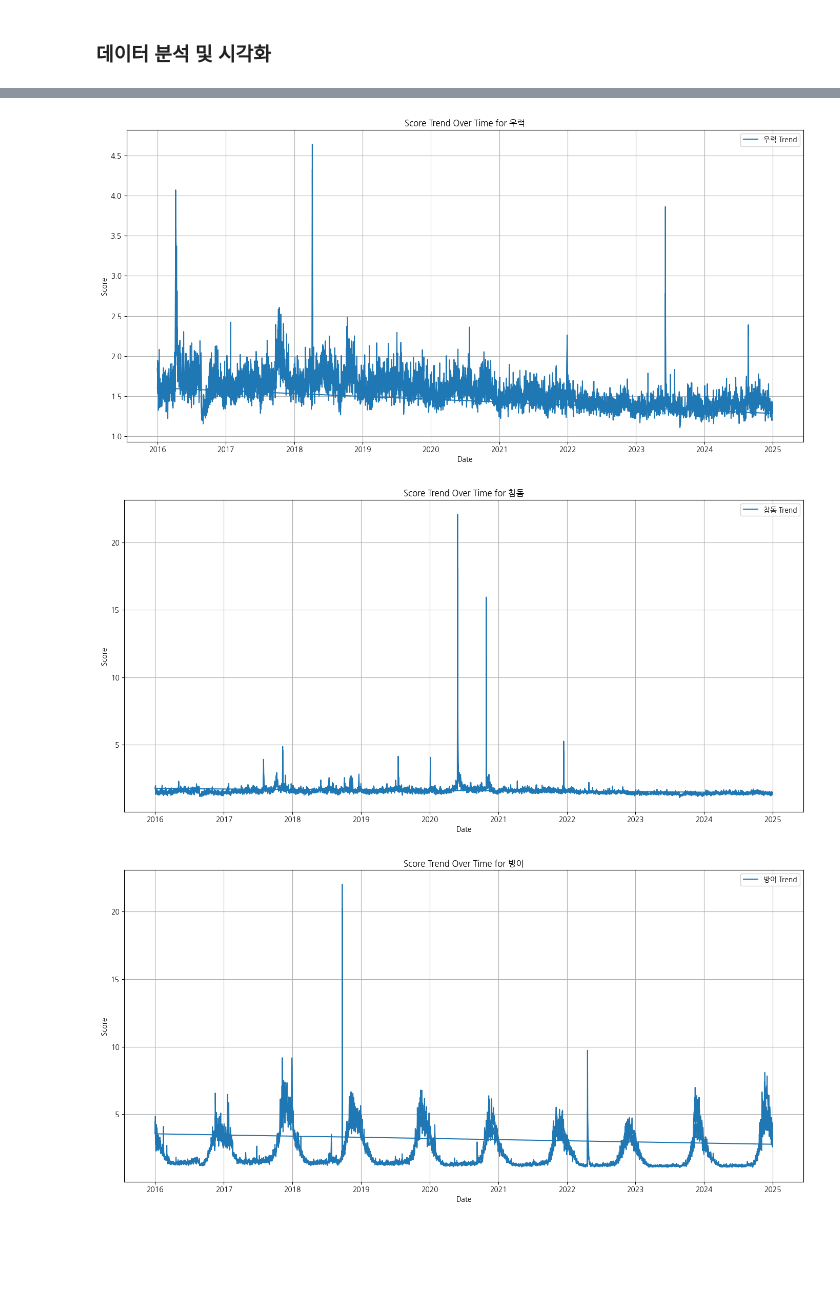
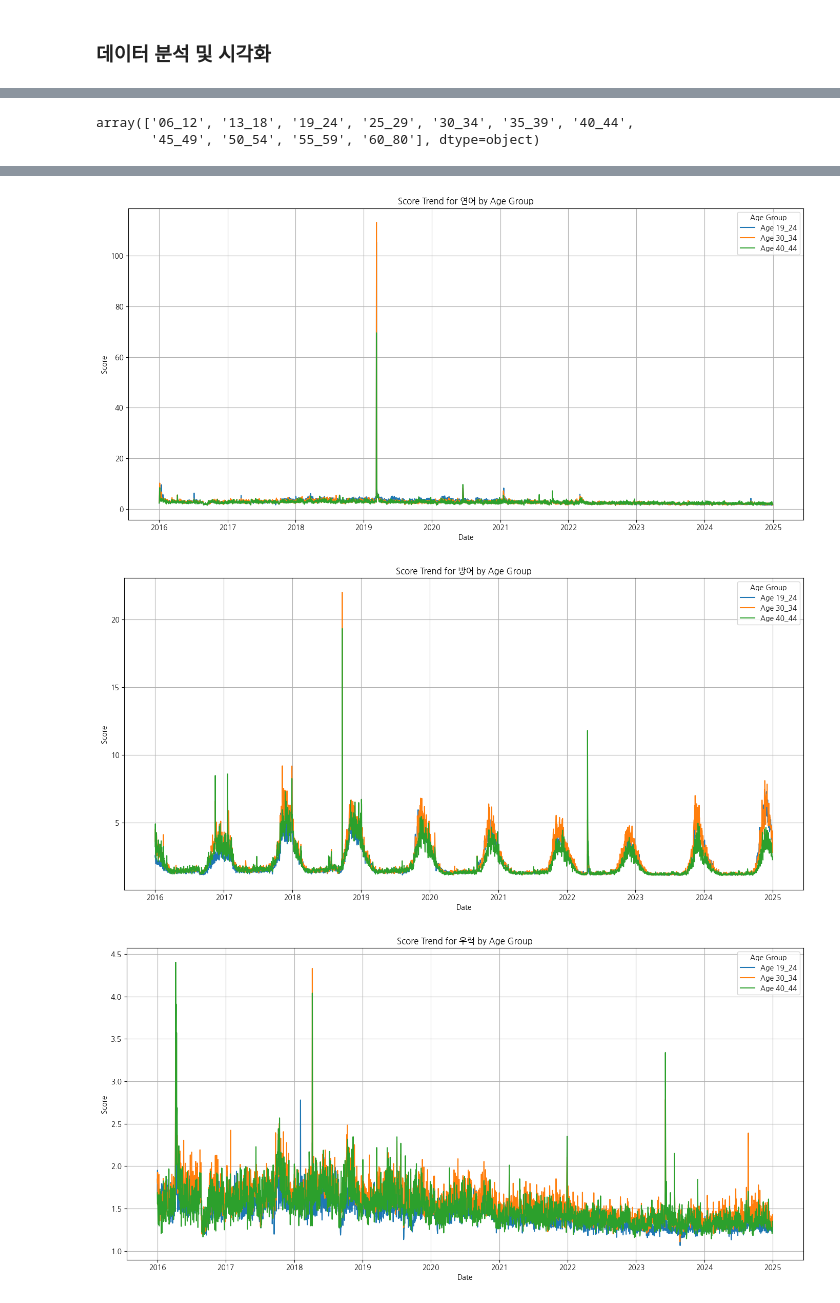
Before and after one commit to vhf1030/Pisces, a Jupyter notebook: notebooks/eda_nst_검색트랜드.ipynb, the cells around one changed output, grey strips where cells are left out. Cells and saved outputs as stored; diff of their text form; code cells hidden in the pictures; blank space fills up the shorter version.

Commit message:
Visualization for search trend

```diff
--- a/notebooks/eda_nst_검색트랜드.ipynb
+++ b/notebooks/eda_nst_검색트랜드.ipynb
@@ -166,12 +121,44 @@ plt.show()
+# %%
+# 전체 데이터 시각화
+import pandas as pd
+import matplotlib.pyplot as plt
+import koreanize_matplotlib
+
+df_trend_data = pd.read_csv("../data/raw/nst_광어_trend_2025-01-17.csv")
+df_trend_data["date"] = pd.to_datetime(df_trend_data["date"])
+df_trend_data["age"].unique()
+# %% [output]
+array(['06_12', '13_18', '19_24', '25_29', '30_34', '35_39', '40_44',
+       '45_49', '50_54', '55_59', '60_80'], dtype=object)
 # %%
-for name in df_trend_data['name'].unique():
+# 라인차트 시각화
+item_list = '광어, 대게, 농어, 참돔, 연어, 방어, 우럭'.split(", ")
+
+for name in item_list:
+    df_trend_data = pd.read_csv(f"../data/raw/nst_{name}_trend_2025-01-17.csv")
+    df_trend_data["date"] = pd.to_datetime(df_trend_data["date"])
+    df_trend_data = df_trend_data[df_trend_data["age"].isin(
+        ['19_24', '30_34', '40_44']
+    )]
+    plt.figure(figsize=(14, 7))
+
+    # 특정 품목 데이터 필터링
     subset = df_trend_data[df_trend_data['name'] == name]
-    plt.figure(figsize=(14, 7))
-    plt.plot(subset['date'], subset['score'], label=f'{name} Trend')
-    plt.title(f'Score Trend Over Time for {name}')
+
+    # age 별로 시각화
+    for age_group in subset['age'].unique():
+        age_subset = subset[subset['age'] == age_group]
+        plt.plot(
+            age_subset['date'],
+            age_subset['score'],
+            label=f'Age {age_group}'
+        )
+
+    # 그래프 꾸미기
+    plt.title(f'Score Trend for {name} by Age Group')
     plt.xlabel('Date')
     plt.ylabel('Score')
-    plt.legend()
+    plt.legend(title='Age Group')
     plt.grid(True)
     plt.tight_layout()
     plt.show()
@@ -183,3 +170,3 @@ for name in df_trend_data['name'].unique():
-[figure, old version]
+[figure, new version]
-[figure, old version]
+[figure, new version]
-[figure, old version]
+[figure, new version]
```
Also changed, not shown: parts of 7 cells of this notebook, 1 other file.
